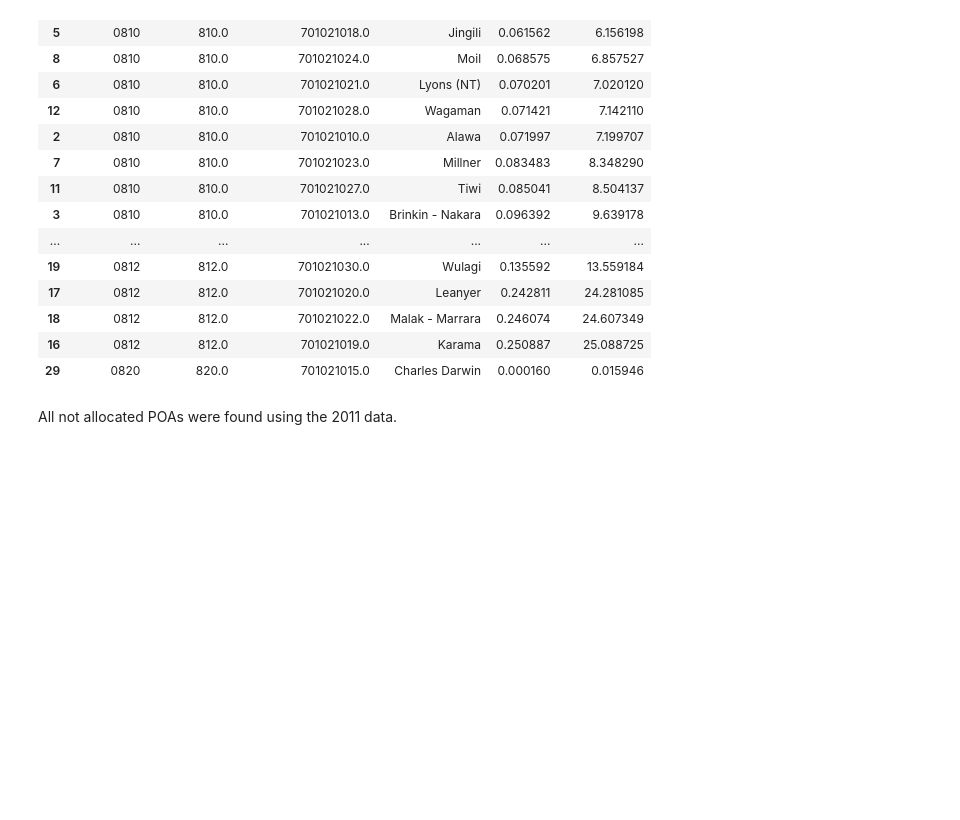
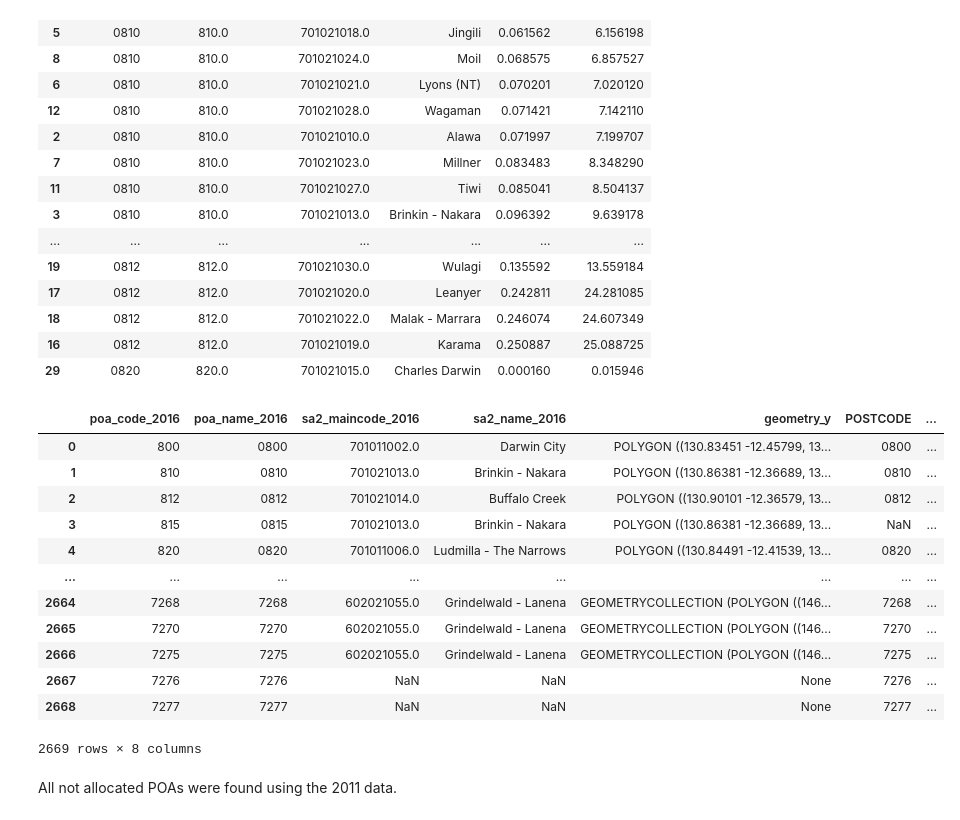
Before and after one commit to MAST30034-Applied-Data-Science/generic-buy-now-pay-later-project-group-11, a Jupyter notebook: notebooks/poa_to_sa2.ipynb, the cells around one changed output. Cells and saved outputs as stored; diff of their text form; code cells hidden in the pictures; blank space fills up the shorter version.

```diff
--- a/notebooks/download_external_datasets.ipynb
+++ b/notebooks/poa_to_sa2.ipynb
@@ -47,3 +26,0 @@ pop_df = download_aurin_df('datasource-AU_Govt_ABS-UoM_AURIN_DB_3:abs_regional_p
-# %%
-sa2_bound = download_aurin_df('datasource-AU_Govt_ABS-UoM_AURIN_DB_GeoLevel:sa2_2016_aust',
-                        'sa2_boundaries')
@@ -132,6 +73,3 @@ unzip_poa_sa2 = zipfile.ZipFile('../data/abs/poa_sa2_lookup.zip')
-# %%
-poa_to_sa2 = pd.read_excel(unzip_poa_sa2.open('1270055006_CG_POSTCODE_2011_SA2_2011.xls')
-                        , sheet_name='Table 3', skiprows=5)
 # %%
 poa_to_sa2 = poa_to_sa2.dropna()
 # %% [markdown]
@@ -353,5 +285,21 @@ idx = poa_to_sa2.groupby(['POSTCODE'])['PERCENTAGE'].transform(max) == poa_to_sa
 high_perc_sa2_poa = poa_to_sa2[idx].reset_index(drop=True)
 # %%
 poa_w_sa2 = pd.merge(poa_w_sa2, high_perc_sa2_poa[['POSTCODE', 'SA2_MAINCODE_2011', 'SA2_NAME_2011']], how='left', left_on='poa_name_2016', right_on='POSTCODE')
+# %%
+poa_w_sa2
+# %% [output]
+|  | poa_code_2016 | poa_name_2016 | sa2_maincode_2016 | sa2_name_2016 | geometry_y | POSTCODE | ... |
+| 0 | 800 | 0800 | 701011002.0 | Darwin City | POLYGON ((130.83451 -12.45799, 13... | 0800 | ... |
+| 1 | 810 | 0810 | 701021013.0 | Brinkin - Nakara | POLYGON ((130.86381 -12.36689, 13... | 0810 | ... |
+| 2 | 812 | 0812 | 701021014.0 | Buffalo Creek | POLYGON ((130.90101 -12.36579, 13... | 0812 | ... |
+| 3 | 815 | 0815 | 701021013.0 | Brinkin - Nakara | POLYGON ((130.86381 -12.36689, 13... | NaN | ... |
+| 4 | 820 | 0820 | 701011006.0 | Ludmilla - The Narrows | POLYGON ((130.84491 -12.41539, 13... | 0820 | ... |
+| ... | ... | ... | ... | ... | ... | ... | ... |
+| 2664 | 7268 | 7268 | 602021055.0 | Grindelwald - Lanena | GEOMETRYCOLLECTION (POLYGON ((146... | 7268 | ... |
+| 2665 | 7270 | 7270 | 602021055.0 | Grindelwald - Lanena | GEOMETRYCOLLECTION (POLYGON ((146... | 7270 | ... |
+| 2666 | 7275 | 7275 | 602021055.0 | Grindelwald - Lanena | GEOMETRYCOLLECTION (POLYGON ((146... | 7275 | ... |
+| 2667 | 7276 | 7276 | NaN | NaN | None | 7276 | ... |
+| 2668 | 7277 | 7277 | NaN | NaN | None | 7277 | ... |
+2669 rows × 8 columns
 # %% [markdown]
 All not allocated POAs were found using the 2011 data.
```
Also changed, not shown: parts of 23 cells of this notebook.
